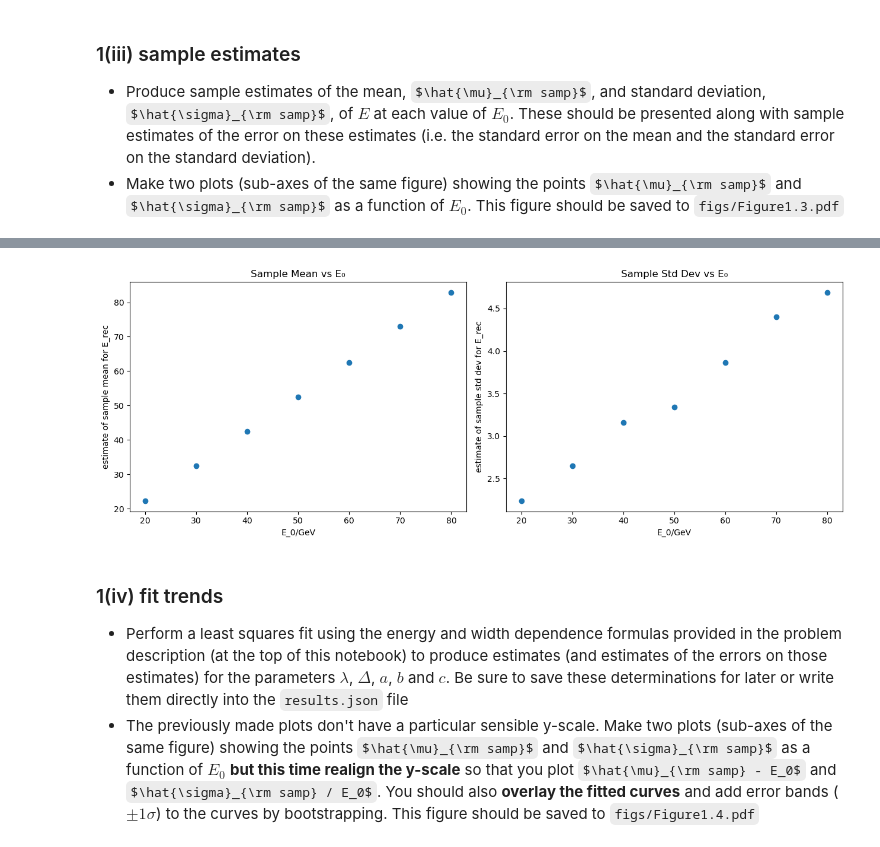
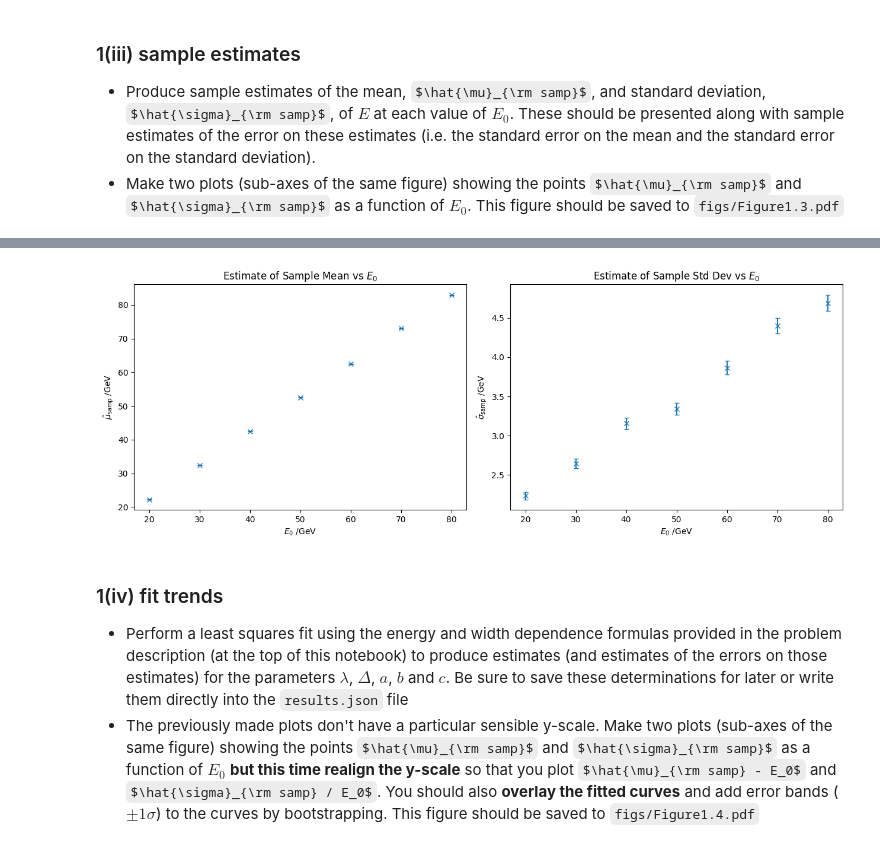
Before and after one commit to Nabeel-CH/photon-detector-calibration, a Jupyter notebook: notebooks/solution.ipynb, the cells around one changed output, grey strips where cells are left out. Cells and saved outputs as stored; diff of their text form; code cells hidden in the pictures; some formulas as TeX source.

```diff
--- a/notebooks/solution.ipynb
+++ b/notebooks/solution.ipynb
@@ -88,38 +46,11 @@ fig.savefig("../figs/Figure1.2.pdf")
 - Produce sample estimates of the mean, $\hat{\mu}_{\rm samp}$, and standard deviation, $\hat{\sigma}_{\rm samp}$, of $E$ at each value of $E_0$. These should be presented along with sample estimates of the error on these estimates (i.e. the standard error on the mean and the standard error on the standard deviation).
 - Make two plots (sub-axes of the same figure) showing the points $\hat{\mu}_{\rm samp}$ and $\hat{\sigma}_{\rm samp}$ as a function of $E_0$. This figure should be saved to `figs/Figure1.3.pdf`
 # %%
+from s1_sol import s1funcs
 
-# Empty list to store results
-results = []
+# Calculate the sample estimates for the mean and standard deviation at each E0 value
+summary = s1funcs.sample_est(sample_df)
 
-# Go over each E0 value
-for E0 in sample_df["E_true"].unique():
-
-    # Select all E_rec values only with this E0
-    data = sample_df[sample_df["E_true"] == E0]["E_rec"]
-
-    # Number of samples
-    N = len(data)
-
-    # Sample mean
-    mu_samp = np.mean(data)
-
-    # Sample standard deviation (ddof=1 for sample std)
-    sigma_samp = np.std(data, ddof=1)
-
-    # Standard error on the mean
-    SE_mu = sigma_samp / np.sqrt(N)
-
-    # Standard error on the standard deviation
-    SE_sigma = sigma_samp / np.sqrt(2*(N-1))
-
-    # Store the values
-    results.append([E0, N, mu_samp, SE_mu, sigma_samp,  SE_sigma])
-
-# Store data in a summary table
-summary = pd.DataFrame(results, columns=[
-    "E_true", "N", "mu_samp", "SE_mu", "sigma_samp", "SE_sigma"
-])
-
+# View the summary dataframe of the results
 print(summary)
 # %% [output]
@@ -134,33 +65,8 @@ print(summary)
-# %%
-fig, ax = plt.subplots(1, 2, figsize=(12.8, 4.8))
-
-# Plot 1: mean vs E_true
-ax[0].plot(
-    summary["E_true"],
-    summary["mu_samp"],
-    'o'
-)
-
-ax[0].set_xlabel("E_0/GeV")
-ax[0].set_ylabel("estimate of sample mean for E_rec")
-ax[0].set_title("Sample Mean vs E₀")
-
-# Plot 2: std dev vs E_true
-ax[1].plot(
-    summary["E_true"],
-    summary["sigma_samp"],
-    'o'
-)
-
-ax[1].set_xlabel("E_0/GeV")
-ax[1].set_ylabel("estimate of sample std dev for E_rec")
-ax[1].set_title("Sample Std Dev vs E₀")
-
-plt.tight_layout()
-
-fig.savefig("../figs/Figure1.3.pdf")
-# %% [output]
-[figure, removed]
+# %%
+# Create Figure 1.3
+fig, ax = s1plots.plot1_3(summary)
+# %% [output]
+[figure, added]
 # %% [markdown]
 ### 1(iv) fit trends
 - Perform a least squares fit using the energy and width dependence formulas provided in the problem description (at the top of this notebook) to produce estimates (and estimates of the errors on those estimates) for the parameters $\lambda$, $\Delta$, $a$, $b$ and $c$. Be sure to save these determinations for later or write them directly into the `results.json` file
```
Also changed, not shown: parts of 30 cells of this notebook.
